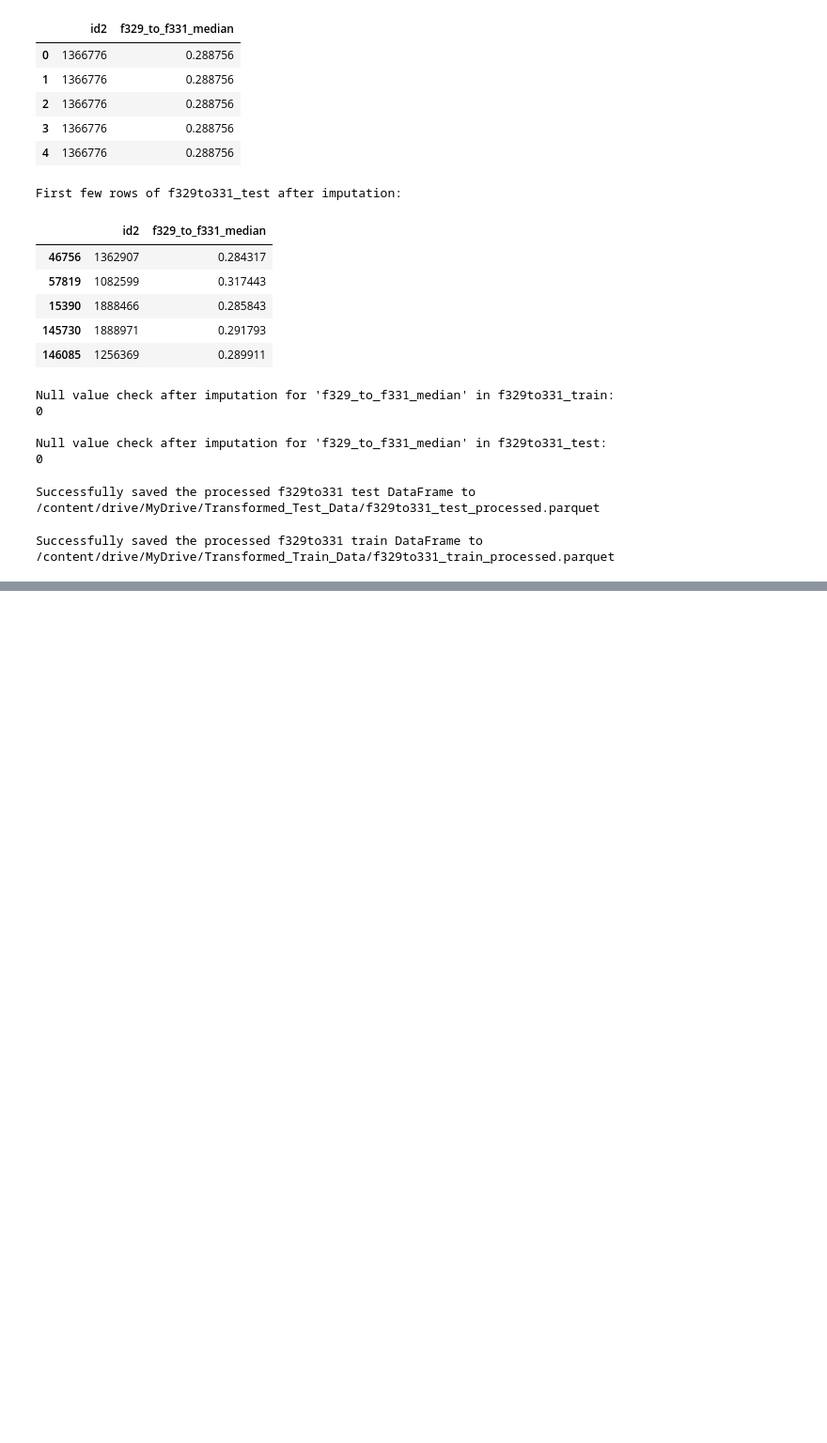
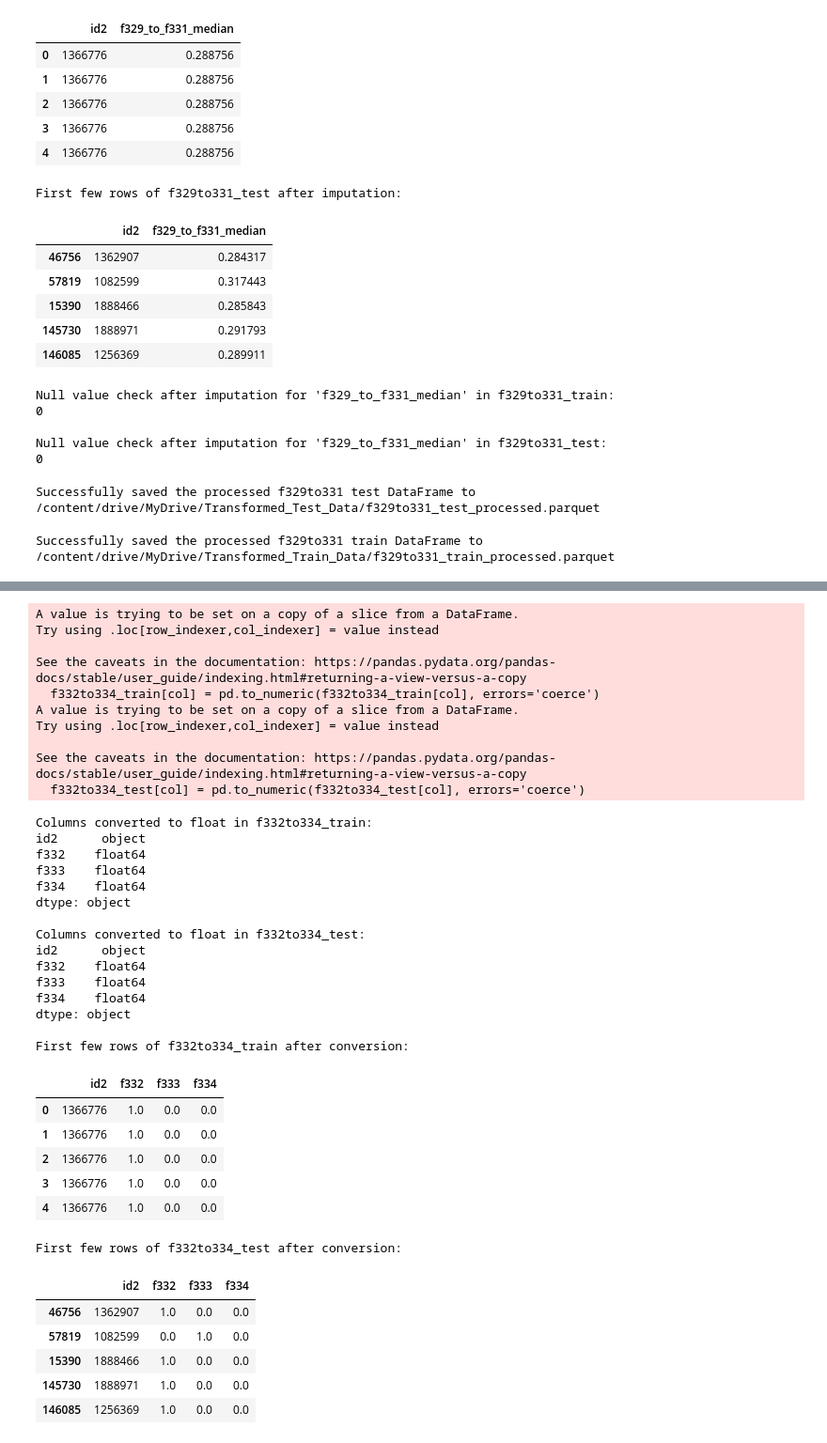
Before and after one commit to rishabh-0042/American_Express_Hackathon_25-2025, a Jupyter notebook: Feature_Engineering3.ipynb, the cells around one changed output, grey strips where cells are left out. Shown: that part at 94% size. Cells and saved outputs as stored; diff of their text form; code cells hidden in the pictures; blank space fills up the shorter version.

```diff
--- a/Feature_Engineering3.ipynb
+++ b/Feature_Engineering3.ipynb
@@ -1040,0 +1065,57 @@ Successfully saved the processed f329to331 train DataFrame to /content/drive/MyD
+# %%
+import pandas as pd
+
+for col in ['f332', 'f333', 'f334']:
+    f332to334_train[col] = pd.to_numeric(f332to334_train[col], errors='coerce')
+    f332to334_test[col] = pd.to_numeric(f332to334_test[col], errors='coerce')
+
+print("Columns converted to float in f332to334_train:")
+print(f332to334_train.dtypes)
+
+print("\nColumns converted to float in f332to334_test:")
+print(f332to334_test.dtypes)
+
+print("\nFirst few rows of f332to334_train after conversion:")
+display(f332to334_train.head())
+
+print("\nFirst few rows of f332to334_test after conversion:")
+display(f332to334_test.head())
+# %% [output]
+A value is trying to be set on a copy of a slice from a DataFrame.
+Try using .loc[row_indexer,col_indexer] = value instead
+
+See the caveats in the documentation: https://pandas.pydata.org/pandas-docs/stable/user_guide/indexing.html#returning-a-view-versus-a-copy
+  f332to334_train[col] = pd.to_numeric(f332to334_train[col], errors='coerce')
+A value is trying to be set on a copy of a slice from a DataFrame.
+Try using .loc[row_indexer,col_indexer] = value instead
+
+See the caveats in the documentation: https://pandas.pydata.org/pandas-docs/stable/user_guide/indexing.html#returning-a-view-versus-a-copy
+  f332to334_test[col] = pd.to_numeric(f332to334_test[col], errors='coerce')
+Columns converted to float in f332to334_train:
+id2      object
+f332    float64
+f333    float64
+f334    float64
+dtype: object
+
+Columns converted to float in f332to334_test:
+id2      object
+f332    float64
+f333    float64
+f334    float64
+dtype: object
+
+First few rows of f332to334_train after conversion:
+|  | id2 | f332 | f333 | f334 |
+| 0 | 1366776 | 1.0 | 0.0 | 0.0 |
+| 1 | 1366776 | 1.0 | 0.0 | 0.0 |
+| 2 | 1366776 | 1.0 | 0.0 | 0.0 |
+| 3 | 1366776 | 1.0 | 0.0 | 0.0 |
+| 4 | 1366776 | 1.0 | 0.0 | 0.0 |
+First few rows of f332to334_test after conversion:
+|  | id2 | f332 | f333 | f334 |
+| 46756 | 1362907 | 1.0 | 0.0 | 0.0 |
+| 57819 | 1082599 | 0.0 | 1.0 | 0.0 |
+| 15390 | 1888466 | 1.0 | 0.0 | 0.0 |
+| 145730 | 1888971 | 1.0 | 0.0 | 0.0 |
+| 146085 | 1256369 | 1.0 | 0.0 | 0.0 |
```
Also changed, not shown: parts of 3 cells of this notebook.
